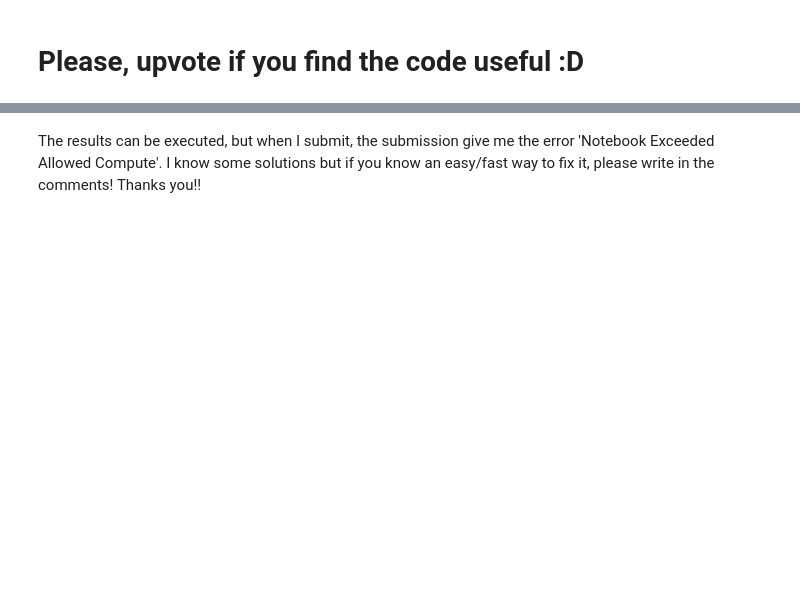
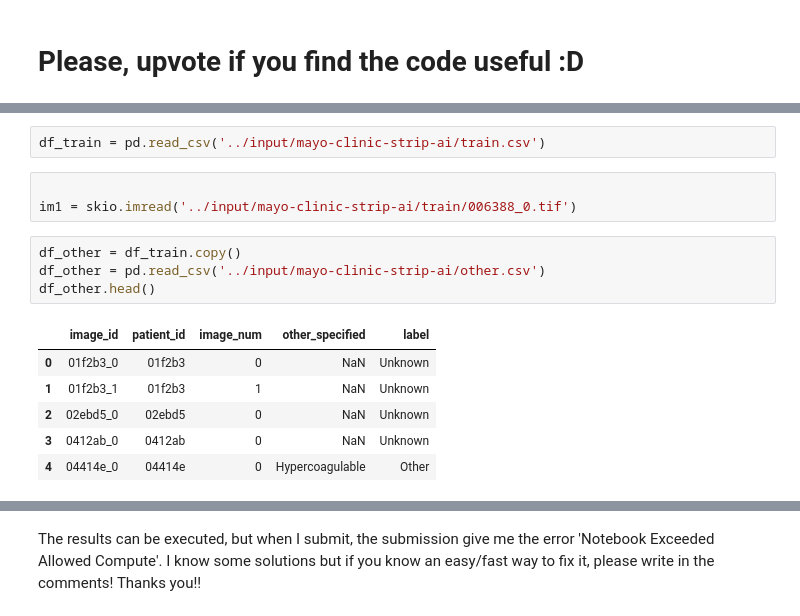
Before and after one commit to p3p31v/Mayo-Clinic, a Jupyter notebook: mayo-clinic-s-v-c.ipynb, the cells around one changed output, grey strips where cells are left out. Saved outputs shown, nothing was run; the diff lists cells and outputs as text; blank space fills up the shorter version.

Commit message:
Kaggle Notebook | Mayo Clinic S.V.C. | Version 42

```diff
--- a/mayo-clinic-s-v-c.ipynb
+++ b/mayo-clinic-s-v-c.ipynb
@@ -96,0 +107,16 @@ The actual data is:
+# %%
+df_train = pd.read_csv('../input/mayo-clinic-strip-ai/train.csv')
+# %%
+
+im1 = skio.imread('../input/mayo-clinic-strip-ai/train/006388_0.tif')
+# %%
+df_other = df_train.copy()
+df_other = pd.read_csv('../input/mayo-clinic-strip-ai/other.csv')
+df_other.head()
+# %% [output]
+|  | image_id | patient_id | image_num | other_specified | label |
+| 0 | 01f2b3_0 | 01f2b3 | 0 | NaN | Unknown |
+| 1 | 01f2b3_1 | 01f2b3 | 1 | NaN | Unknown |
+| 2 | 02ebd5_0 | 02ebd5 | 0 | NaN | Unknown |
+| 3 | 0412ab_0 | 0412ab | 0 | NaN | Unknown |
+| 4 | 04414e_0 | 04414e | 0 | Hypercoagulable | Other |
```
Also changed, not shown: parts of 21 cells of this notebook.
